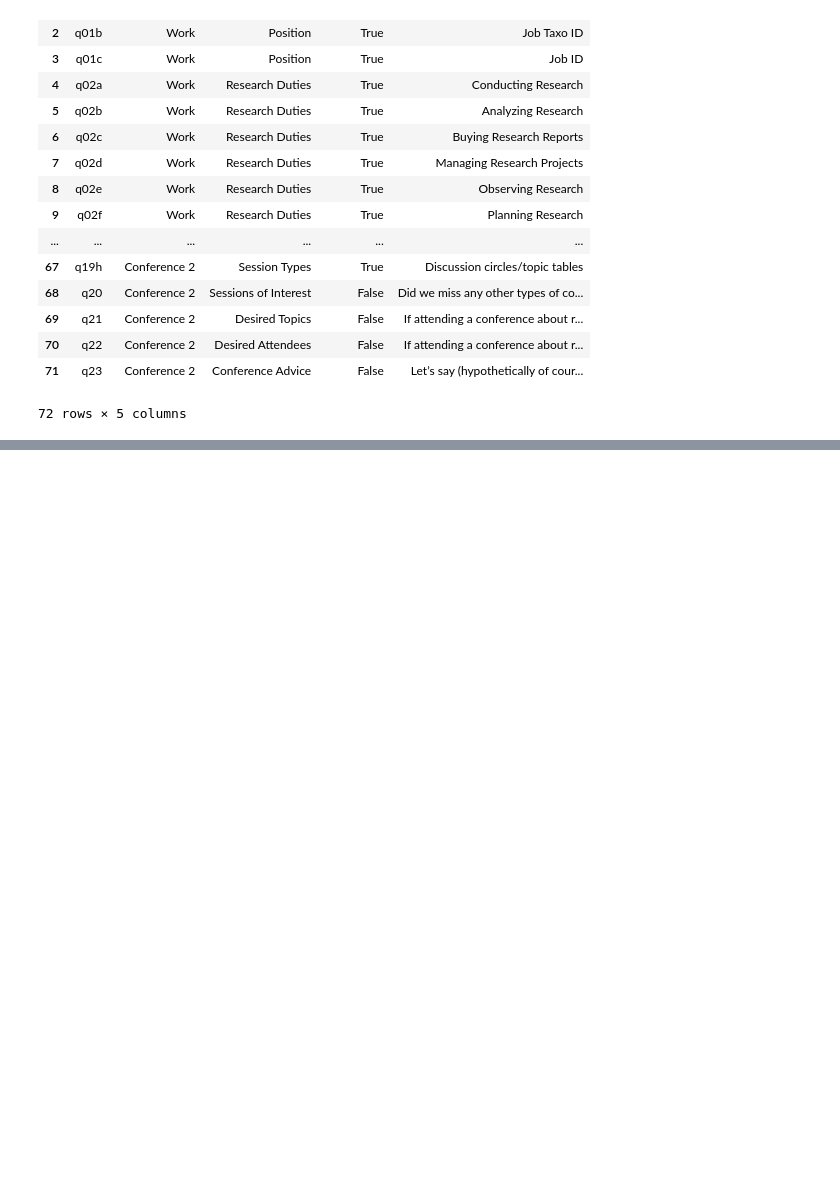
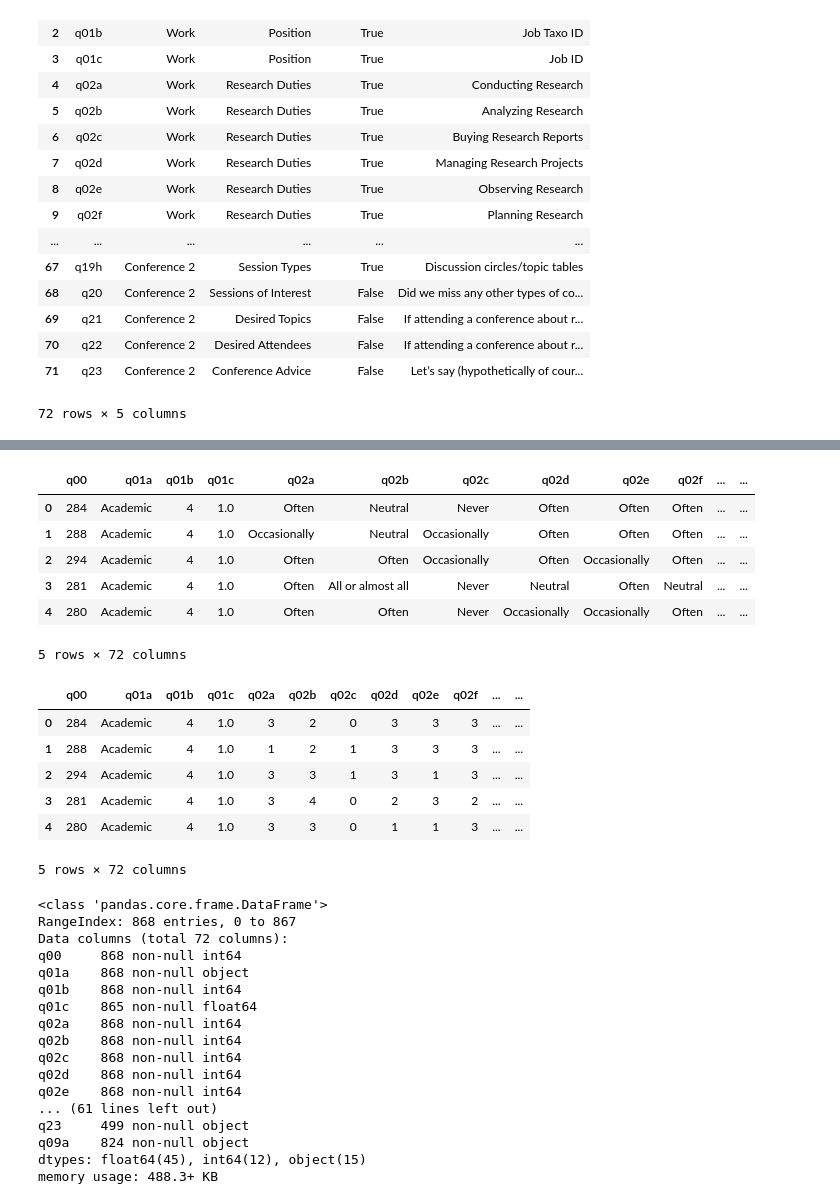
Before and after one commit to PersonaPredicta/Survey_Says..., a Jupyter notebook: kev/kworking_acquire.ipynb, the cells around one changed output, grey strips where cells are left out. Cells and saved outputs as stored; diff of their text form; code cells hidden in the pictures; blank space fills up the shorter version.

Commit message:
new function for encoding qualitative data

```diff
--- a/kev/kworking_acquire.ipynb
+++ b/kev/kworking_acquire.ipynb
@@ -65,0 +182,4 @@ dfq
+# %%
+qlib = pd.read_csv('question_library.txt').dropna().set_index('qid2')
+qlib['col'] = qlib.index
+qlib
@@ -65,0 +205,8 @@ dfq
+# %%
+checkcol = 'q19g'
+use_dict = dict_list[qlib.cat_lib[checkcol]]
+print(use_dict)
+
+
+encoded = df[checkcol].apply(lambda x: use_dict[x])
+encoded.head(10)
@@ -65,0 +226,57 @@ dfq
+# %%
+def encode_columns(df, cols, dicts, check_dicts):
+#     print('***** cols *****')
+#     print(cols.head())
+#     print('***** dicts *****')
+#     print(dicts)
+#     print('***** check_dicts *****')
+#     print(check_dicts.head())
+    for col in cols:
+#         print('*****\n','col',col)
+        use_dict = dicts[check_dicts[col]]
+#         print(use_dict)
+        encoded = df[col].apply(lambda x: use_dict[x])
+#         print('*****\n',encoded.head())
+        df[col] = encoded
+    return df
+    pass
+# %%
+df2 = df.copy()
+# display(df2.info())
+display(df2.head())
+
+encode_columns(df=df2, cols=qlib.col, dicts=dict_list, check_dicts=qlib.cat_lib)
+display(df2.head())
+df2.info()
+# %% [output]
+|  | q00 | q01a | q01b | q01c | q02a | q02b | q02c | q02d | q02e | q02f | ... | ... |
+| 0 | 284 | Academic | 4 | 1.0 | Often | Neutral | Never | Often | Often | Often | ... | ... |
+| 1 | 288 | Academic | 4 | 1.0 | Occasionally | Neutral | Occasionally | Often | Often | Often | ... | ... |
+| 2 | 294 | Academic | 4 | 1.0 | Often | Often | Occasionally | Often | Occasionally | Often | ... | ... |
+| 3 | 281 | Academic | 4 | 1.0 | Often | All or almost all | Never | Neutral | Often | Neutral | ... | ... |
+| 4 | 280 | Academic | 4 | 1.0 | Often | Often | Never | Occasionally | Occasionally | Often | ... | ... |
+5 rows × 72 columns
+|  | q00 | q01a | q01b | q01c | q02a | q02b | q02c | q02d | q02e | q02f | ... | ... |
+| 0 | 284 | Academic | 4 | 1.0 | 3 | 2 | 0 | 3 | 3 | 3 | ... | ... |
+| 1 | 288 | Academic | 4 | 1.0 | 1 | 2 | 1 | 3 | 3 | 3 | ... | ... |
+| 2 | 294 | Academic | 4 | 1.0 | 3 | 3 | 1 | 3 | 1 | 3 | ... | ... |
+| 3 | 281 | Academic | 4 | 1.0 | 3 | 4 | 0 | 2 | 3 | 2 | ... | ... |
+| 4 | 280 | Academic | 4 | 1.0 | 3 | 3 | 0 | 1 | 1 | 3 | ... | ... |
+5 rows × 72 columns
+<class 'pandas.core.frame.DataFrame'>
+RangeIndex: 868 entries, 0 to 867
+Data columns (total 72 columns):
+q00     868 non-null int64
+q01a    868 non-null object
+q01b    868 non-null int64
+q01c    865 non-null float64
+q02a    868 non-null int64
+q02b    868 non-null int64
+q02c    868 non-null int64
+q02d    868 non-null int64
+q02e    868 non-null int64
+... (61 lines left out)
+q23     499 non-null object
+q09a    824 non-null object
+dtypes: float64(45), int64(12), object(15)
+memory usage: 488.3+ KB
```
Also changed, not shown: parts of 8 cells of this notebook, 3 other files.
